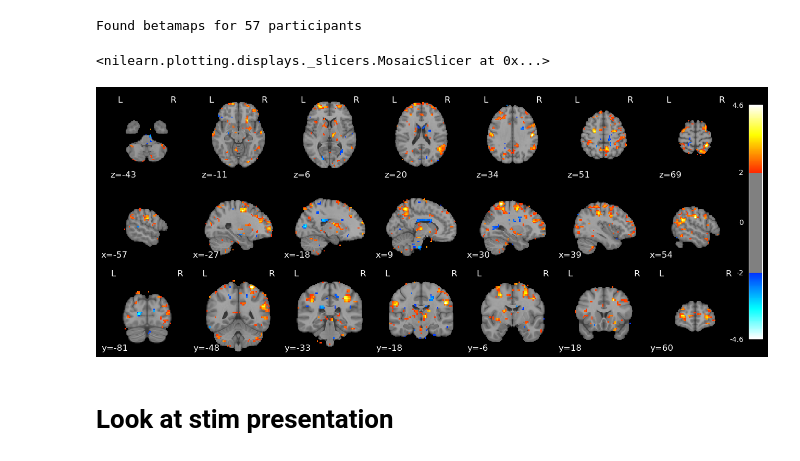
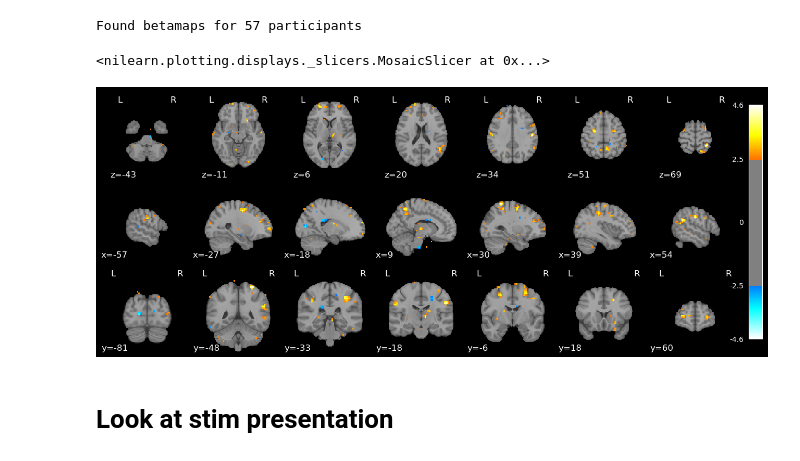
Before and after one commit to hugofluhr/learning-habits-analysis, a Jupyter notebook: results_notebooks/second_lvl_collapsed.ipynb, the cells around one changed output. Cells and saved outputs as stored; diff of their text form; code cells hidden in the pictures.

```diff
--- a/results_notebooks/second_lvl_collapsed.ipynb
+++ b/results_notebooks/second_lvl_collapsed.ipynb
@@ -98,10 +98,10 @@ X_button = pd.DataFrame([1] * len(betamaps_response), columns=['button_press'])
 second_level_model_sc = SecondLevelModel().fit(betamaps_response, design_matrix=X_button)
 SC_WB_zmap = second_level_model_sc.compute_contrast(output_type=statistic)
 # %%
-plot_stat_map(SC_WB_zmap, threshold=2, black_bg=True, display_mode='mosaic', title='')
+plot_stat_map(SC_WB_zmap, threshold=2.5, black_bg=True, display_mode='mosaic', title='')
 # %% [output]
 <nilearn.plotting.displays._slicers.MosaicSlicer at 0x...>
-[figure, old version]
+[figure, new version]
 # %% [markdown]
 # Look at stim presentation
 # %%
```
Also changed, not shown: parts of 5 cells of this notebook.
